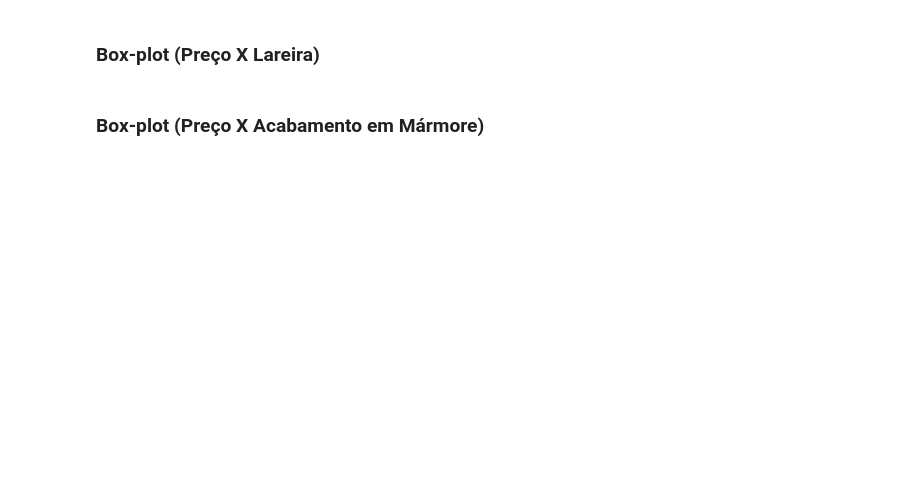
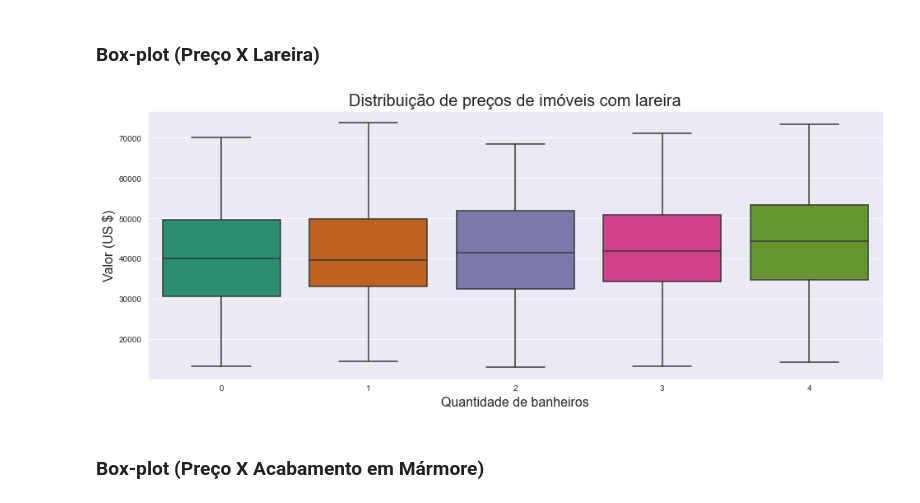
Before and after one commit to King-Bowie/previsao_preco_imovel, a Jupyter notebook: analise_imovel.ipynb, the cells around one changed output. Saved outputs shown, nothing was run; the diff lists cells and outputs as text; code cells hidden in the pictures; blank space fills up the shorter version.

```diff
--- a/analise_imovel.ipynb
+++ b/analise_imovel.ipynb
@@ -91,4 +164,12 @@ Faça um box plot da variável dependente em conjunto com cada variável explica
 # %% [markdown]
 ### Box-plot (Preço X Lareira)
+# %%
+ax = sns.boxplot(x=dados.lareira, y=dados.precos)
+ax.set_title('Distribuição de preços de imóveis com lareira', fontsize=20)
+ax.set_xlabel('Quantidade de banheiros',fontsize=16)
+ax.set_ylabel('Valor (US $)',fontsize=16)
+ax.figure.set_size_inches(16,6)
+# %% [output]
+[figure, added]
 # %% [markdown]
 ### Box-plot (Preço X Acabamento em Mármore)
```
Also changed, not shown: parts of 40 cells of this notebook, 1 other file.
